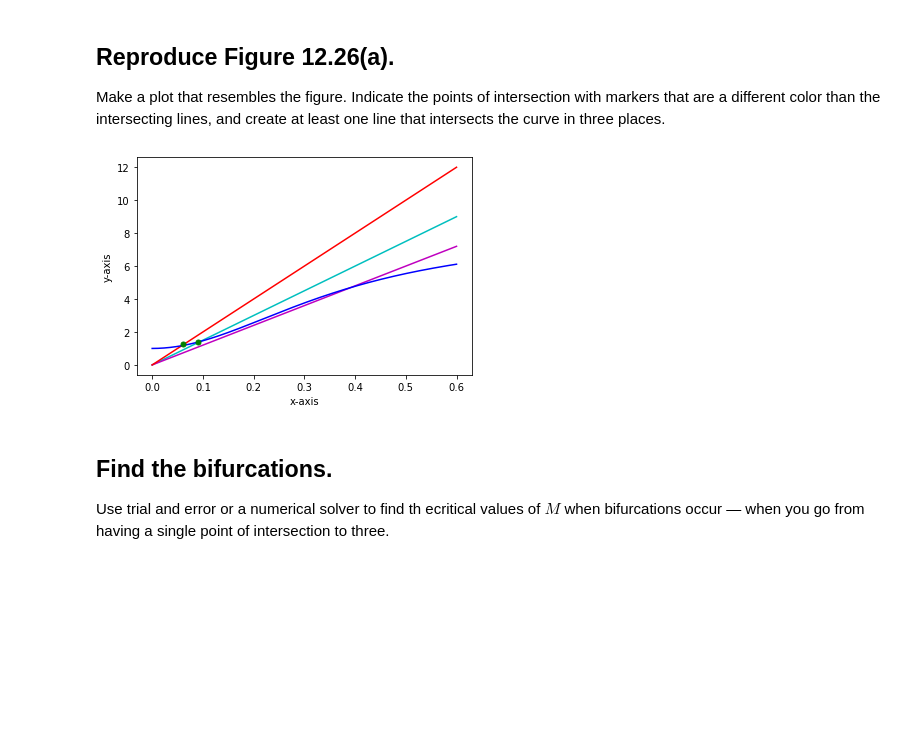
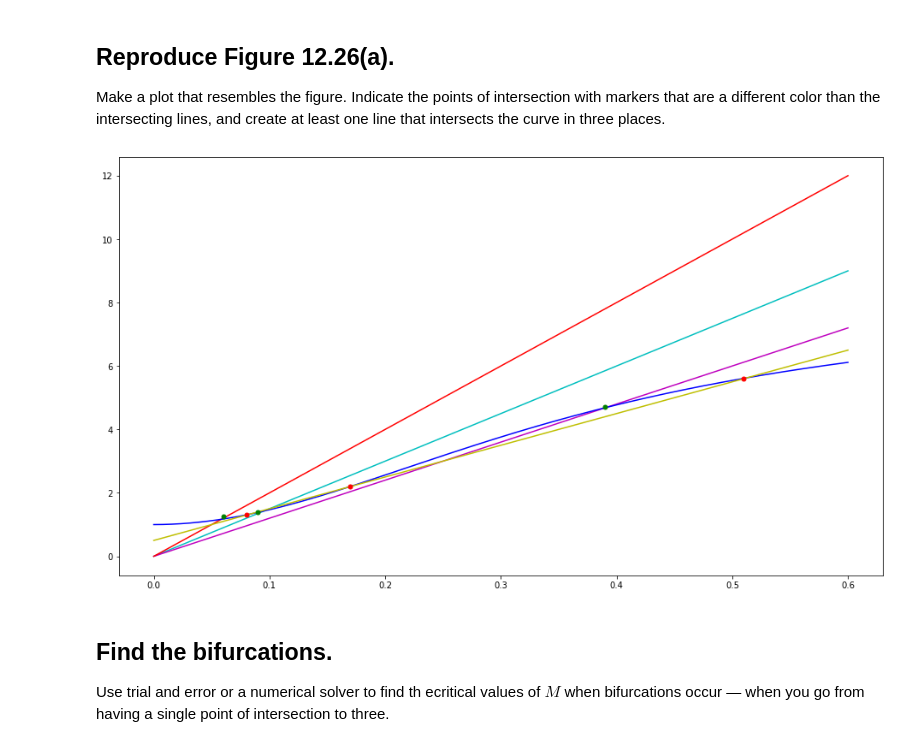
Before and after one commit to HWolf08/biophysics, a Jupyter notebook: week-09/problem-12.9.ipynb, the cells around one changed output. Drawn from its saved outputs; the diff is of its cells as text; code cells hidden in the pictures; blank space fills up the shorter version.

```diff
--- a/week-09/problem-12.9.ipynb
+++ b/week-09/problem-12.9.ipynb
@@ -26,22 +27,25 @@ Make a plot that resembles the figure.  Indicate the points of intersection with
 # %%
 x = np.linspace(0,.6,1000000)
 f1 = 15*x
 f2 = 12*x
 f3 = 20*x
 f4 = ((50*(x**2))/(1+(2*x**2)+(5*x**2)))+1
+f5 = 10*x + 0.5
 
-
-plt.xlabel('x-axis')
-plt.ylabel('y-axis')
-
+plt.figure(figsize=(16,9))
 plt.plot(x, f1, 'c')
 plt.plot(x, f2, 'm')
 plt.plot(x, f3, 'r')
 plt.plot(x, f4, 'b')
+plt.plot(x, f5, 'y')
 
 plt.plot(.09, 1.4,'og', ms=5)
 plt.plot(.06, 1.25,'og', ms=5)
+plt.plot(.39, 4.7,'og', ms=5)
+plt.plot(.08, 1.3,'or', ms=5)
+plt.plot(.17, 2.2,'or', ms=5)
+plt.plot(.51, 5.6,'or', ms=5)
 
 plt.show()
 # %% [output]
-[figure, old version]
+[figure, new version]
```
Also changed, not shown: parts of 2 cells of this notebook.
